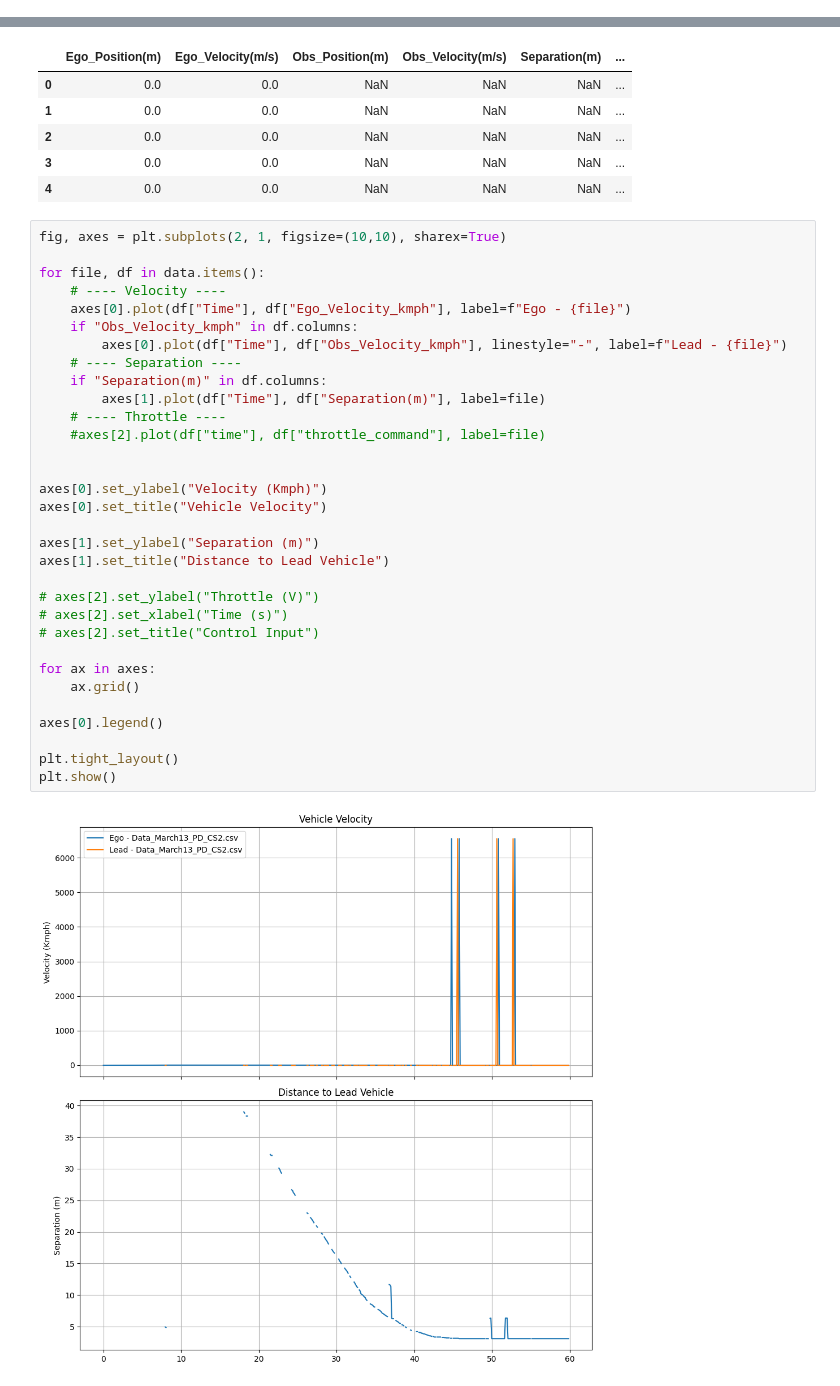
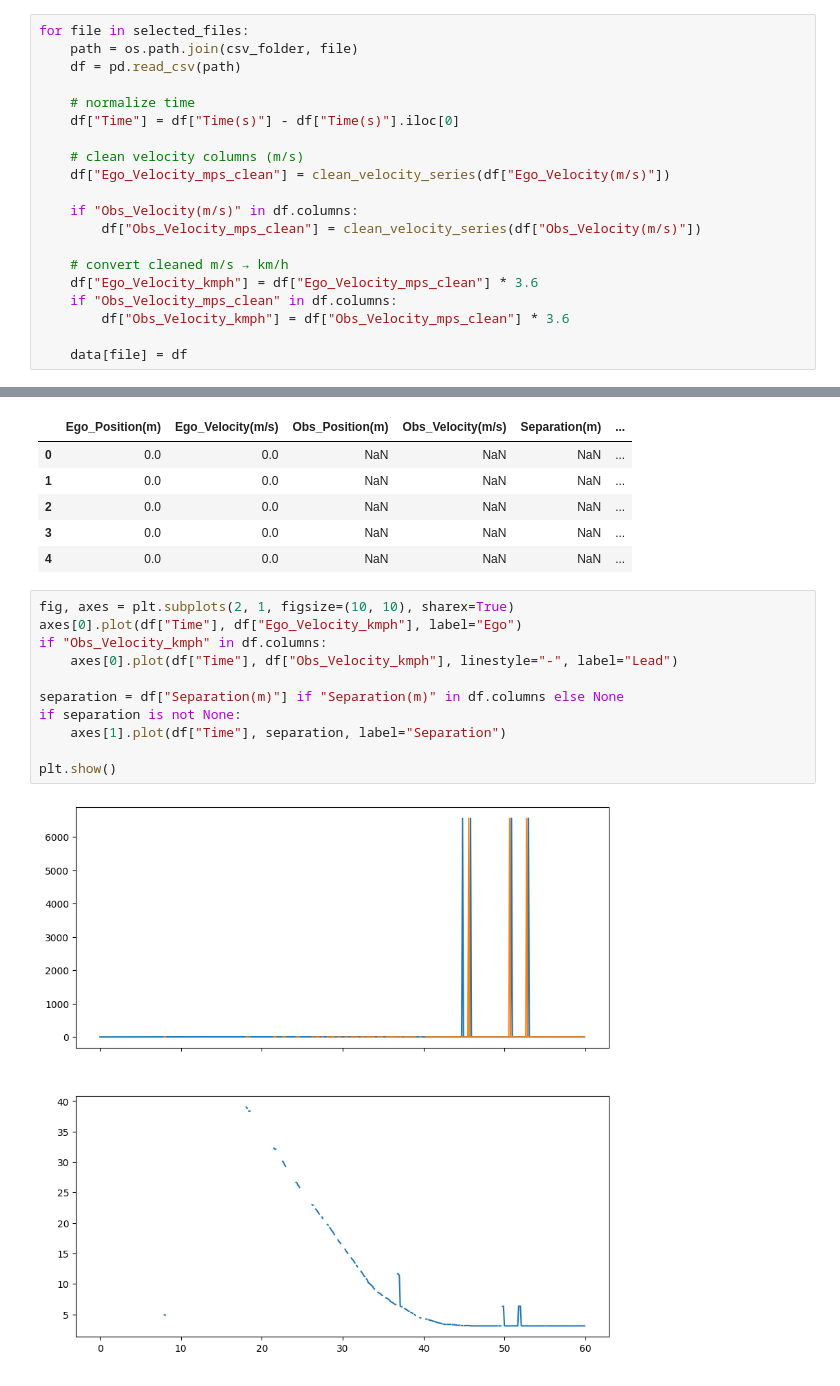
Before and after one commit to Santhosh4888/Adaptive-Cruise-Control, a Jupyter notebook: 9_Vehicle_Testing_Results/Testing_Using_Radar/March13_2026/plotting.ipynb, the cells around one changed output, grey strips where cells are left out. Drawn from its saved outputs; the diff is of its cells as text.

```diff
--- a/9_Vehicle_Testing_Results/Testing_Using_Radar/March13_2026/plotting.ipynb
+++ b/9_Vehicle_Testing_Results/Testing_Using_Radar/March13_2026/plotting.ipynb
@@ -73,0 +147,20 @@ plt.show()
+# %%
+for file in selected_files:
+    path = os.path.join(csv_folder, file)
+    df = pd.read_csv(path)
+
+    # normalize time
+    df["Time"] = df["Time(s)"] - df["Time(s)"].iloc[0]
+
+    # clean velocity columns (m/s)
+    df["Ego_Velocity_mps_clean"] = clean_velocity_series(df["Ego_Velocity(m/s)"])
+
+    if "Obs_Velocity(m/s)" in df.columns:
+        df["Obs_Velocity_mps_clean"] = clean_velocity_series(df["Obs_Velocity(m/s)"])
+
+    # convert cleaned m/s → km/h
+    df["Ego_Velocity_kmph"] = df["Ego_Velocity_mps_clean"] * 3.6
+    if "Obs_Velocity_mps_clean" in df.columns:
+        df["Obs_Velocity_kmph"] = df["Obs_Velocity_mps_clean"] * 3.6
+
+    data[file] = df
@@ -106,36 +231,15 @@ Data_March13_PD_CS2.csv loaded
 | 3 | 0.0 | 0.0 | NaN | NaN | NaN | ... |
 | 4 | 0.0 | 0.0 | NaN | NaN | NaN | ... |
 # %%
-fig, axes = plt.subplots(2, 1, figsize=(10,10), sharex=True)
+fig, axes = plt.subplots(2, 1, figsize=(10, 10), sharex=True)
+axes[0].plot(df["Time"], df["Ego_Velocity_kmph"], label="Ego")
+if "Obs_Velocity_kmph" in df.columns:
+    axes[0].plot(df["Time"], df["Obs_Velocity_kmph"], linestyle="-", label="Lead")
 
-for file, df in data.items():
-    # ---- Velocity ----
-    axes[0].plot(df["Time"], df["Ego_Velocity_kmph"], label=f"Ego - {file}")
-    if "Obs_Velocity_kmph" in df.columns:
-        axes[0].plot(df["Time"], df["Obs_Velocity_kmph"], linestyle="-", label=f"Lead - {file}")
-    # ---- Separation ----
-    if "Separation(m)" in df.columns:
-        axes[1].plot(df["Time"], df["Separation(m)"], label=file)
-    # ---- Throttle ----
-    #axes[2].plot(df["time"], df["throttle_command"], label=file)
+separation = df["Separation(m)"] if "Separation(m)" in df.columns else None
+if separation is not None:
+    axes[1].plot(df["Time"], separation, label="Separation")
 
-
-axes[0].set_ylabel("Velocity (Kmph)")
-axes[0].set_title("Vehicle Velocity")
-
-axes[1].set_ylabel("Separation (m)")
-axes[1].set_title("Distance to Lead Vehicle")
-
-# axes[2].set_ylabel("Throttle (V)")
-# axes[2].set_xlabel("Time (s)")
-# axes[2].set_title("Control Input")
-
-for ax in axes:
-    ax.grid()
-
-axes[0].legend()
-
-plt.tight_layout()
 plt.show()
 # %% [output]
-[figure, old version]
+[figure, new version]
```
Also changed, not shown: parts of 12 cells of this notebook, 2 other files.
